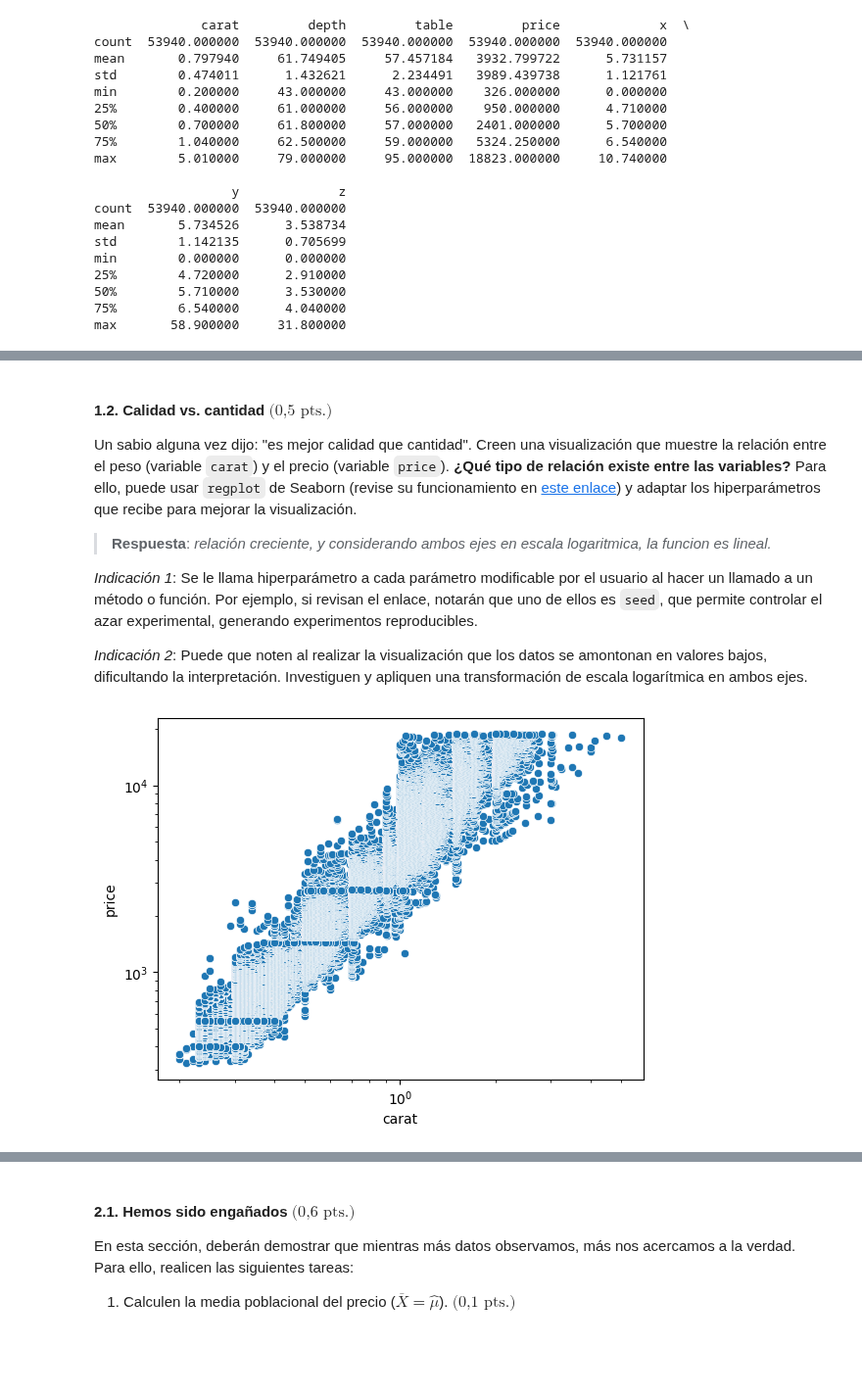
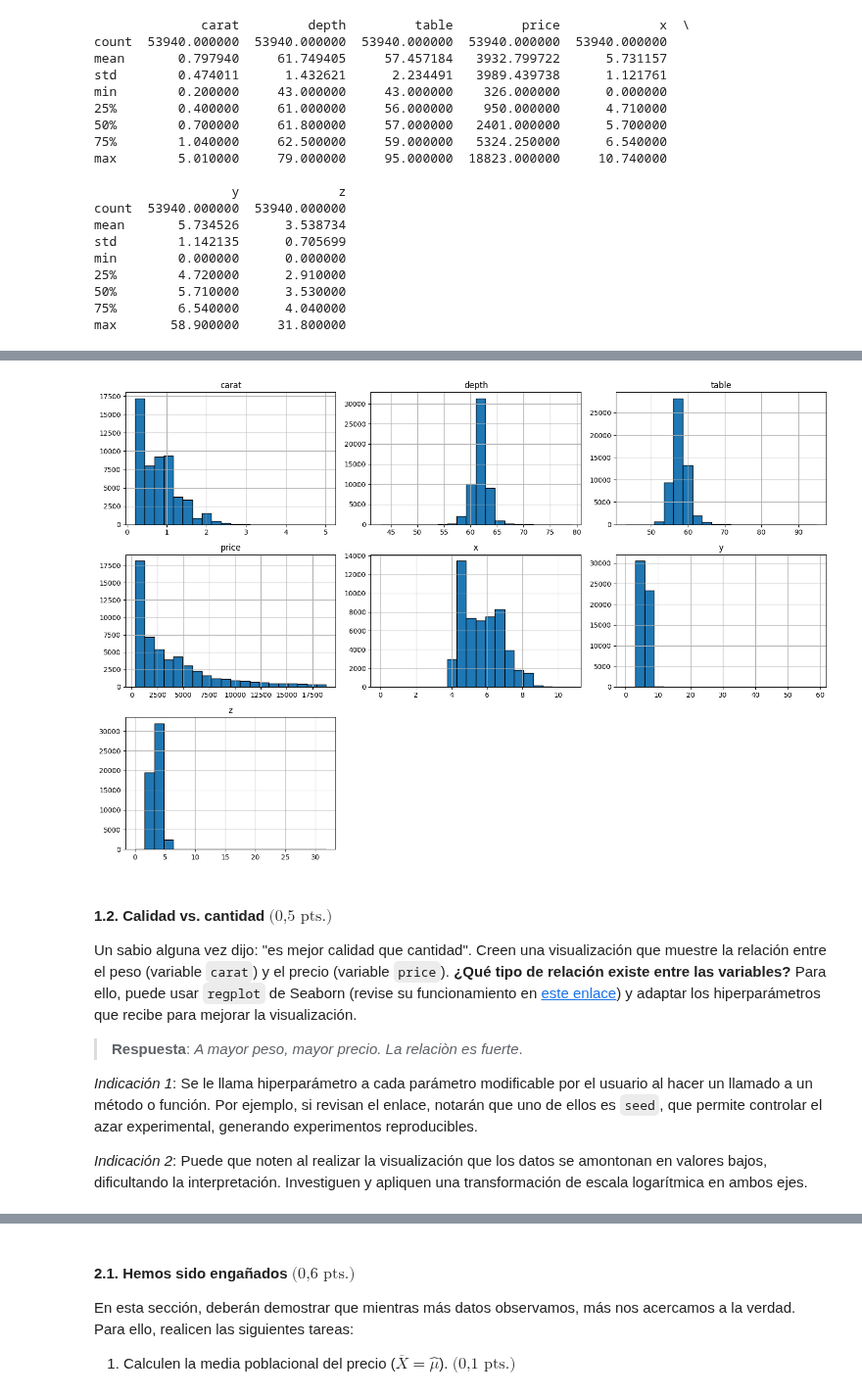
Before and after one commit to milemrc5-cpu/cursoedv-tarea1-equipo2, a Jupyter notebook: tareaedv.ipynb, the cells around one changed output, grey strips where cells are left out. Shown at 98% size. Saved outputs shown, nothing was run; the diff lists cells and outputs as text; code cells hidden in the pictures; blank space fills up the shorter version.

```diff
--- a/tareaedv.ipynb
+++ b/tareaedv.ipynb
@@ -123,21 +126,21 @@ display(data_diamantes.describe())
+# %%
+import matplotlib.pyplot as plt
+
+# Esto generará los 7 histogramas automáticamente
+data_diamantes.hist(bins=20, figsize=(15, 10), layout=(3, 3), edgecolor='black')
+
+# Ajusta el espacio entre gráficas para que no se encimen los títulos
+plt.tight_layout()
+#plt.show()
+# %% [output]
+[figure, added]
 # %% [markdown]
 #### 1.2. Calidad vs. cantidad $\textrm{(0,5 pts.)}$
 
 Un sabio alguna vez dijo: "es mejor calidad que cantidad". Creen una visualización que muestre la relación entre el peso (variable `carat`) y el precio (variable `price`). **¿Qué tipo de relación existe entre las variables?** Para ello, puede usar `regplot` de Seaborn (revise su funcionamiento en [este enlace](https://seaborn.pydata.org/generated/seaborn.regplot.html)) y adaptar los hiperparámetros que recibe para mejorar la visualización.
 
-> **Respuesta**: *relación creciente, y considerando ambos ejes en escala logaritmica, la funcion es lineal.*
+> **Respuesta**: *A mayor peso, mayor precio. La relaciòn es fuerte*.
 
 _Indicación 1_: Se le llama hiperparámetro a cada parámetro modificable por el usuario al hacer un llamado a un método o función. Por ejemplo, si revisan el enlace, notarán que uno de ellos es `seed`, que permite controlar el azar experimental, generando experimentos reproducibles.
 
 _Indicación 2_: Puede que noten al realizar la visualización que los datos se amontonan en valores bajos, dificultando la interpretación. Investiguen y apliquen una transformación de escala logarítmica en ambos ejes.
-# %%
-import matplotlib.pyplot as plt
-import seaborn as sns
-diamonds = sns.load_dataset("diamonds")
-graf=sns.scatterplot(
-    data=diamonds,
-    x="carat", y="price")
-graf.set(xscale="log", yscale="log")
-plt.show()
-# %% [output]
-[figure, removed]
```
Also changed, not shown: parts of 26 cells of this notebook.
